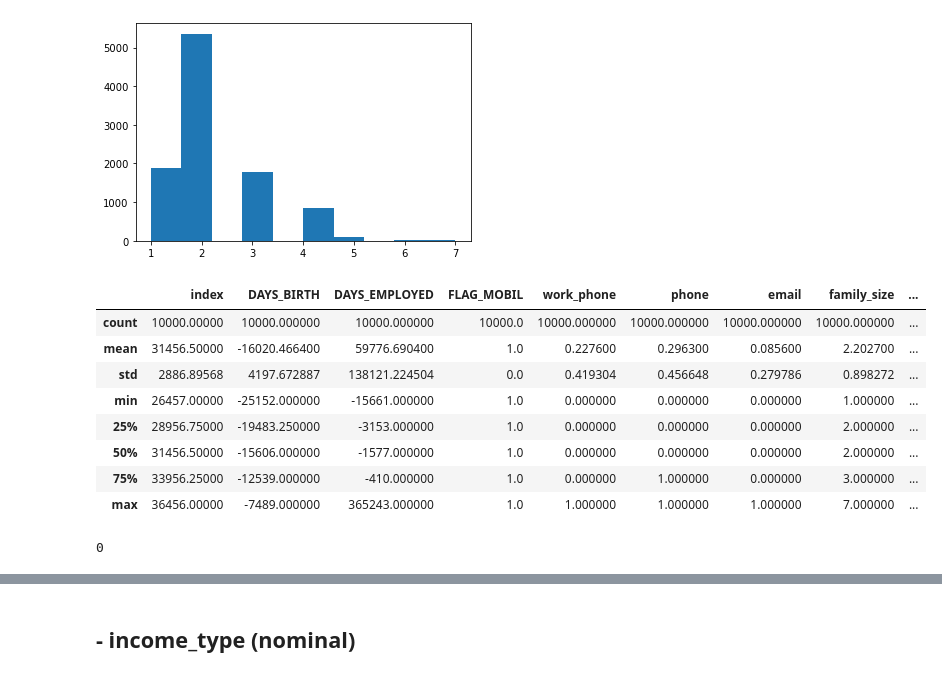
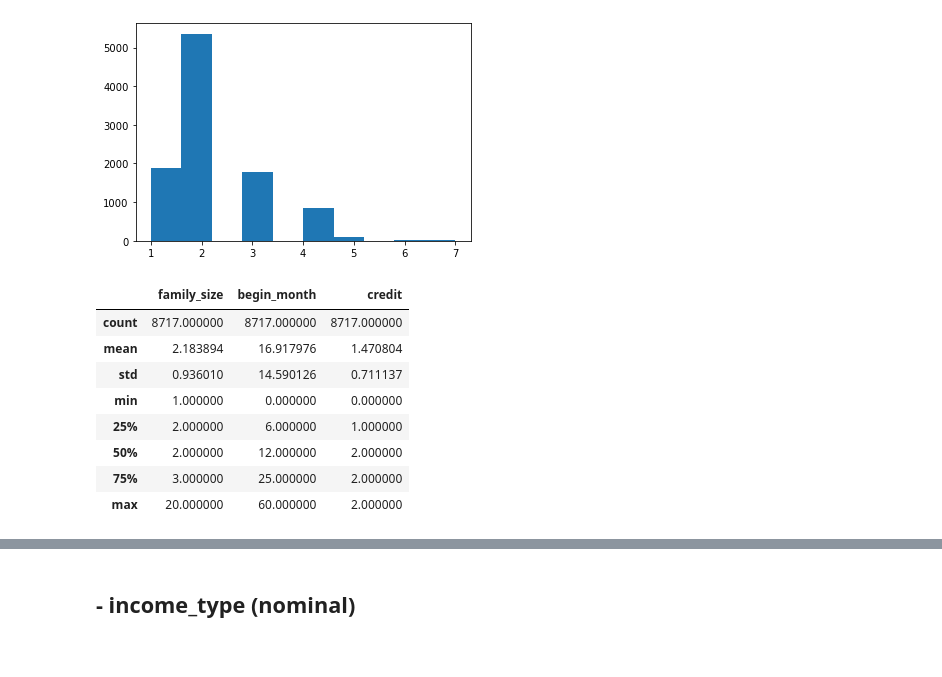
Before and after one commit to JxxHxxx/Ubion-CreditCardUserPrediction, a Jupyter notebook: Code/JH_EDA_preprocessing.ipynb, the cells around one changed output, grey strips where cells are left out. Cells and saved outputs as stored; diff of their text form; code cells hidden in the pictures.

```diff
--- a/Code/JH_EDA_preprocessing.ipynb
+++ b/Code/JH_EDA_preprocessing.ipynb
@@ -83,0 +118,4 @@ train['identity'] = [str(i) + str(j) + str(k) + str(l) + str(m) for i,j,k,l,m in
+# %%
+train_new = pd.DataFrame(columns=cols)
+# %%
+id = train['identity'].unique()
@@ -83,0 +126,20 @@ train['identity'] = [str(i) + str(j) + str(k) + str(l) + str(m) for i,j,k,l,m in
+# %%
+list_card = []
+for i in range(len(id)):
+  df_dup = train[train['identity']==id[i]]
+  card_no = len(df_dup)
+  list_card.append(card_no)
+  if len(df_dup) != 1:
+    df_cand = df_dup[df_dup['begin_month'] == df_dup['begin_month'].min()]
+    if len(df_cand) != 1:
+      mod = df_cand['begin_month'].mode()
+      df = df_cand[df_cand['credit'] == float(mod)]
+      if len(df) != 1:
+        df_filtered = df = df_cand[df_cand['index'] == df_cand['index'].min()]
+        train_new = pd.concat([train_new, df_filtered], axis=0)
+      else:
+        pass
+    else:
+      train_new = pd.concat([train_new, df_cand], axis=0)
+  else:
+    train_new = pd.concat([train_new, df_dup], axis=0)
@@ -84 +189,4 @@ train['identity'] = [str(i) + str(j) + str(k) + str(l) + str(m) for i,j,k,l,m in
+# %%
+train = train_new.sort_values('index')
+train_and_test = [train, test]
 # %%
@@ -286,14 +332,14 @@ plt.hist(test['family_size'])
  <BarContainer object of 10 artists>)
 [figure]
 # %%
-test.describe()
+train.describe()
 # %% [output]
-|  | index | DAYS_BIRTH | DAYS_EMPLOYED | FLAG_MOBIL | work_phone | phone | email | family_size | ... |
-| count | 10000.00000 | 10000.000000 | 10000.000000 | 10000.0 | 10000.000000 | 10000.000000 | 10000.000000 | 10000.000000 | ... |
-| mean | 31456.50000 | -16020.466400 | 59776.690400 | 1.0 | 0.227600 | 0.296300 | 0.085600 | 2.202700 | ... |
-| std | 2886.89568 | 4197.672887 | 138121.224504 | 0.0 | 0.419304 | 0.456648 | 0.279786 | 0.898272 | ... |
-| min | 26457.00000 | -25152.000000 | -15661.000000 | 1.0 | 0.000000 | 0.000000 | 0.000000 | 1.000000 | ... |
-| 25% | 28956.75000 | -19483.250000 | -3153.000000 | 1.0 | 0.000000 | 0.000000 | 0.000000 | 2.000000 | ... |
-| 50% | 31456.50000 | -15606.000000 | -1577.000000 | 1.0 | 0.000000 | 0.000000 | 0.000000 | 2.000000 | ... |
-| 75% | 33956.25000 | -12539.000000 | -410.000000 | 1.0 | 0.000000 | 1.000000 | 0.000000 | 3.000000 | ... |
-| max | 36456.00000 | -7489.000000 | 365243.000000 | 1.0 | 1.000000 | 1.000000 | 1.000000 | 7.000000 | ... |
+|  | family_size | begin_month | credit |
+| count | 8717.000000 | 8717.000000 | 8717.000000 |
+| mean | 2.183894 | 16.917976 | 1.470804 |
+| std | 0.936010 | 14.590126 | 0.711137 |
+| min | 1.000000 | 0.000000 | 0.000000 |
+| 25% | 2.000000 | 6.000000 | 1.000000 |
+| 50% | 2.000000 | 12.000000 | 2.000000 |
+| 75% | 3.000000 | 25.000000 | 2.000000 |
+| max | 20.000000 | 60.000000 | 2.000000 |
@@ -307,7 +351,3 @@ for dataset in train_and_test:
     dataset['family_size'] = cuts
 
 # a for single, b for double, c for more than double
-# %%
-train['family_size'].isnull().sum()
-# %% [output]
-0
```
Also changed, not shown: parts of 71 cells of this notebook.
